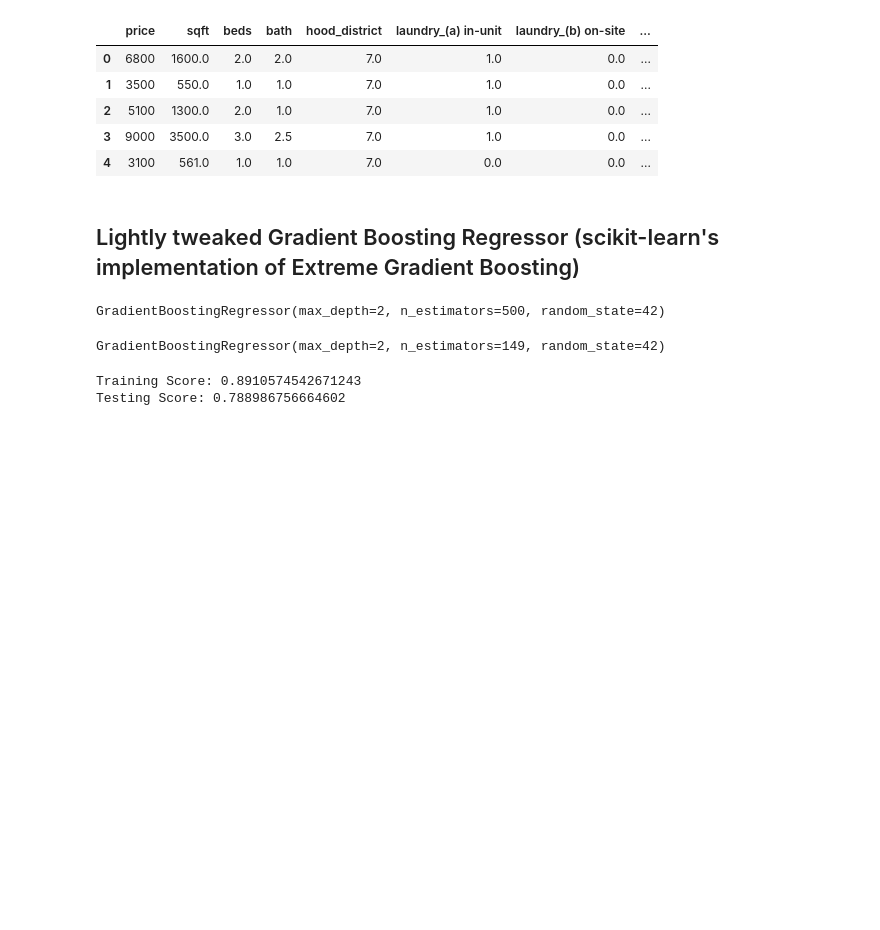
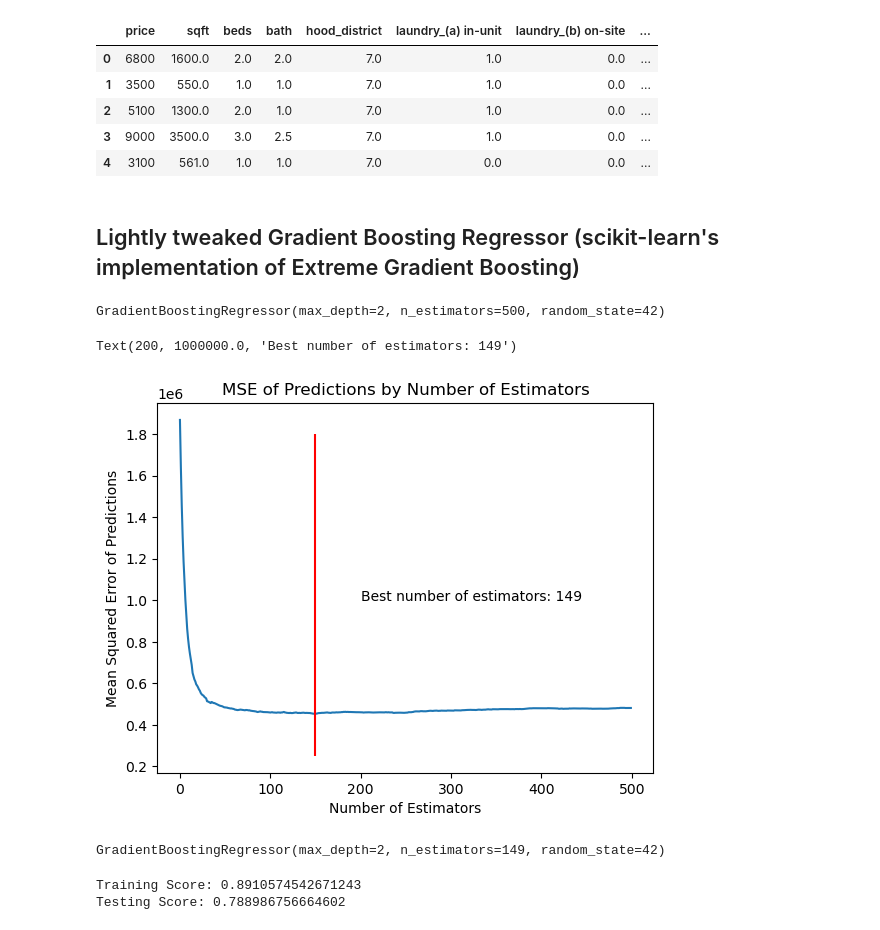
Before and after one commit to icycake7/main, a Jupyter notebook: Initial_Model_Suggestions/ML_Suggestion.ipynb, the cells around one changed output. Cells and saved outputs as stored; diff of their text form; code cells hidden in the pictures; blank space fills up the shorter version.

Commit message:
Added vis number of best estimators for GBR

```diff
--- a/Initial_Model_Suggestions/ML_Suggestion.ipynb
+++ b/Initial_Model_Suggestions/ML_Suggestion.ipynb
@@ -110,6 +110,16 @@ errors = [mean_squared_error(y_test, y_pred)
 # %%
 # Determine best number of estimators
 best_n_estimators = np.argmin(errors) + 1
+# %%
+plt.plot(range(0,500),errors)
+plt.vlines(np.argmin(errors)+1,0.25e6,1.8e6,color='r')
+plt.xlabel("Number of Estimators")
+plt.ylabel("Mean Squared Error of Predictions")
+plt.title("MSE of Predictions by Number of Estimators")
+plt.text(200,1e6,f'Best number of estimators: {best_n_estimators}')
+# %% [output]
+Text(200, 1000000.0, 'Best number of estimators: 149')
+[figure, added]
 # %%
 # Train GBRT based on new n_estimators
 
```
